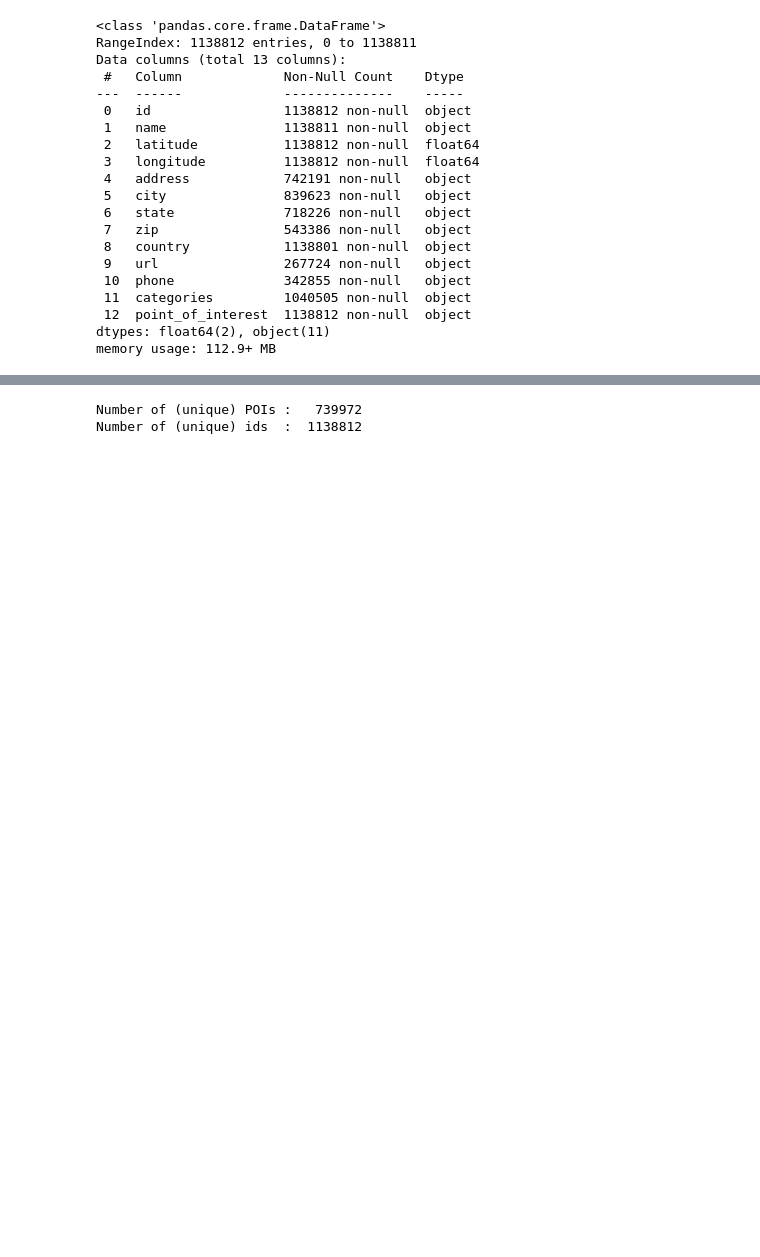
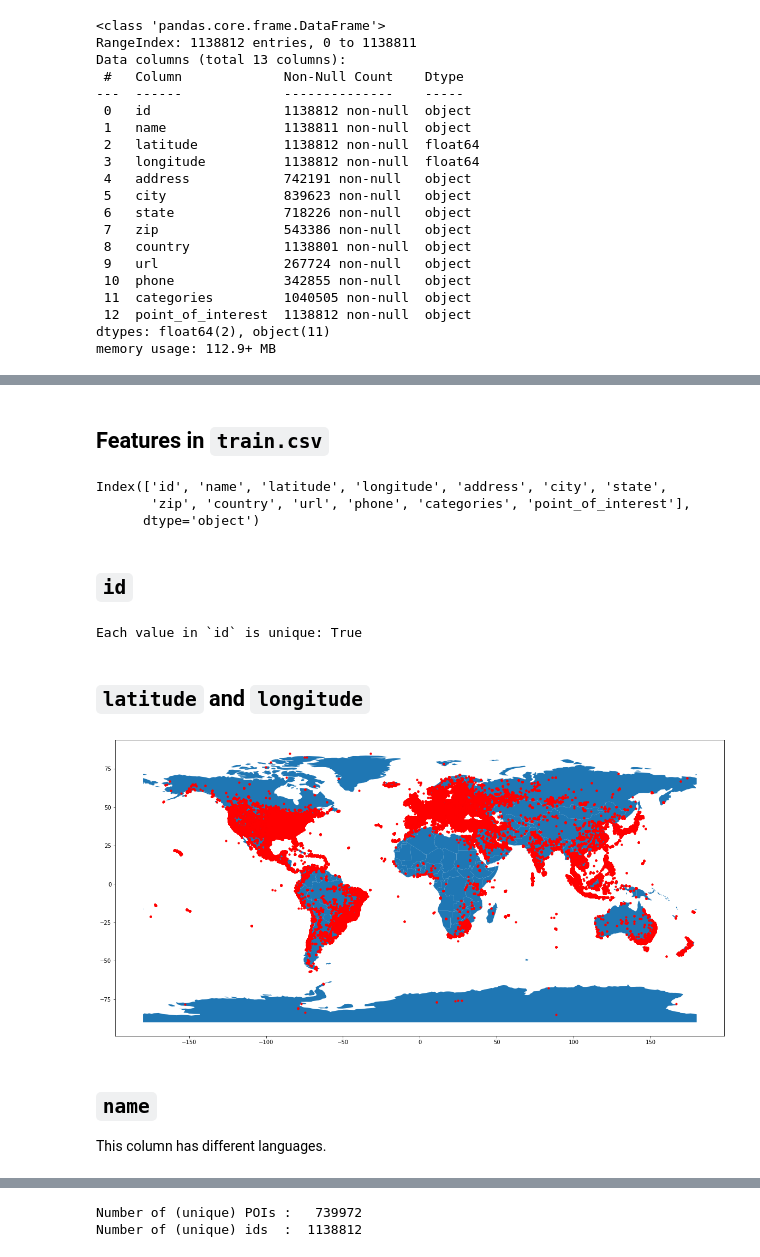
Before and after one commit to gormantt/foursquare-location-matching, a Jupyter notebook: group_code/2022.05.25_train_and_pairs_eda.ipynb, the cells around one changed output, grey strips where cells are left out. Cells and saved outputs as stored; diff of their text form; code cells hidden in the pictures; blank space fills up the shorter version.

```diff
--- a/group_code/2022.05.25_train_and_pairs_eda.ipynb
+++ b/group_code/2022.05.25_train_and_pairs_eda.ipynb
@@ -108,0 +130,45 @@ plt.show()
+# %% [markdown]
+## Features in `train.csv`
+# %%
+df.columns
+# %% [output]
+Index(['id', 'name', 'latitude', 'longitude', 'address', 'city', 'state',
+       'zip', 'country', 'url', 'phone', 'categories', 'point_of_interest'],
+      dtype='object')
+# %% [markdown]
+## `id`
+# %%
+# each value in `id` is unique.
+print("Each value in `id` is unique:", len(df.id.unique()) == df.shape[0])
+# %% [output]
+Each value in `id` is unique: True
+# %% [markdown]
+## `latitude` and `longitude`
+# %%
+# simple sketch
+# fig, ax = plt.subplots(figsize=(40,25))
+# ax.scatter(df_train['longitude'],df_train['latitude'])
+# ax.set_xlabel('longitude',fontsize=40)
+# ax.set_ylabel('latitude',fontsize=40)
+# ax.tick_params(axis='both', labelsize=40)
+# ax.grid()
+# plt.show()
+
+# fancy plot
+geometry = [Point(xy) for xy in zip(df['longitude'], df['latitude'])]
+gdf = GeoDataFrame(df_train.copy(), geometry=geometry)
+
+#this is a simple map that goes with geopandas
+world = gpd.read_file(gpd.datasets.get_path('naturalearth_lowres'))
+fig, ax = plt.subplots(figsize=(20, 12))
+world.plot(figsize=(20, 12), ax=ax)
+gdf.plot(ax=ax, marker='o', color='red', markersize=10)
+
+fig.savefig("./train_coords.png")
+plt.show()
+# %% [output]
+[figure, added]
+# %% [markdown]
+## `name`
+
+This column has different languages.
```
Also changed, not shown: parts of 30 cells of this notebook, 1 other file.
